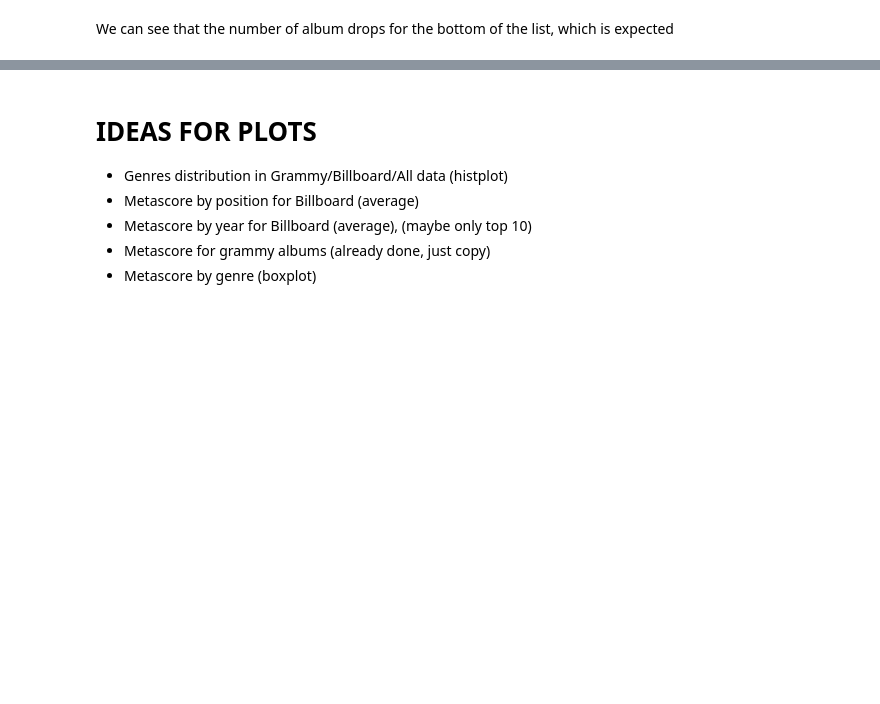
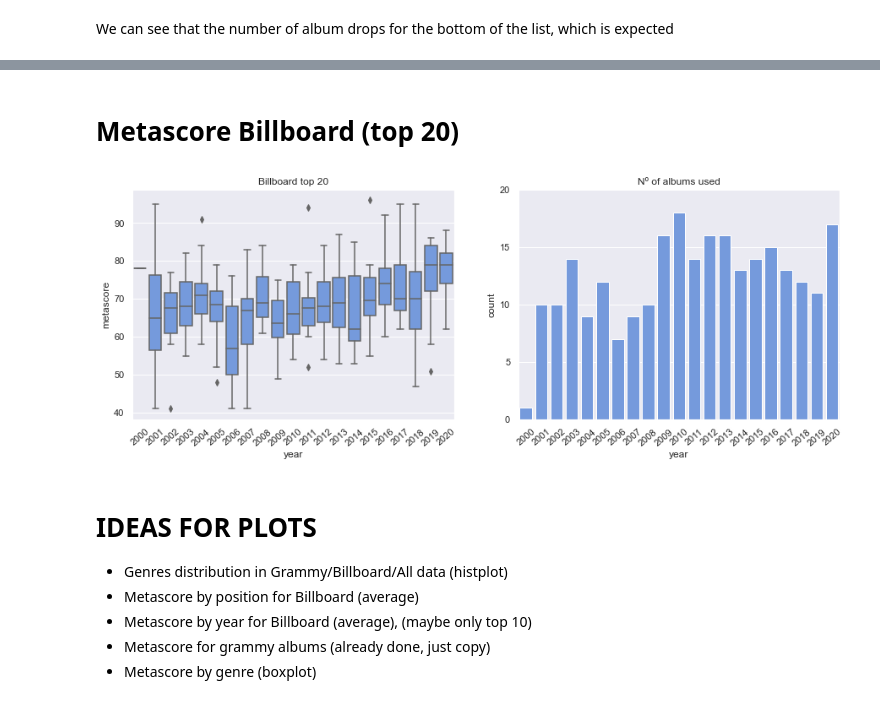
Before and after one commit to wainejr/CSB53, a Jupyter notebook: notebooks/graph_plots_joined_data.ipynb, the cells around one changed output, grey strips where cells are left out. Cells and saved outputs as stored; diff of their text form; code cells hidden in the pictures; blank space fills up the shorter version.

```diff
--- a/notebooks/graph_plots_joined_data.ipynb
+++ b/notebooks/graph_plots_joined_data.ipynb
@@ -87,3 +147,34 @@ We can see that the number of album drops for the bottom of the list, which is e
+# %% [markdown]
+# Metascore Billboard (top 20)
+# %%
+_df_only_billboard = pd.DataFrame(df_billboard[["billboard", "metascore", "link_album"]])
+_all_billboard_data = {"metascore": [], "link_album": [], "rank": [], "year": []}
+for v in _df_only_billboard.values:
+    for year, rank in dict(v[0]).items():
+        _all_billboard_data["metascore"].append(v[1])
+        _all_billboard_data["link_album"].append(v[2])
+        _all_billboard_data["year"].append(int(year))
+        _all_billboard_data["rank"].append(int(rank))
+
+_df_billboard = pd.DataFrame.from_dict(_all_billboard_data)
+_df_billboard = _df_billboard[_df_billboard["rank"] <= 20]
+
+fig, axes = plt.subplots(nrows=1, ncols=2)
+fig.set_figheight(5)
+fig.set_figwidth(15)
+
+ax = sns.boxplot(x="year", y="metascore", data=_df_billboard, color="cornflowerblue", ax=axes[0])
+ax.set_xticklabels(ax.get_xticklabels(), rotation=40, ha="center")
+ax.set_title("Billboard top 20")
+
+ax = sns.countplot(x="year", data=_df_billboard, color="cornflowerblue", ax=axes[1])
+ax.set_xticklabels(ax.get_xticklabels(), rotation=40, ha="center")
+ax.set_yticks([0, 5, 10, 15, 20])
+ax.set_title("Nº of albums used")
+
+plt.show(fig)
+# %% [output]
+[figure, added]
 # %% [markdown]
 # IDEAS FOR PLOTS
 
```
Also changed, not shown: parts of 5 cells of this notebook.
